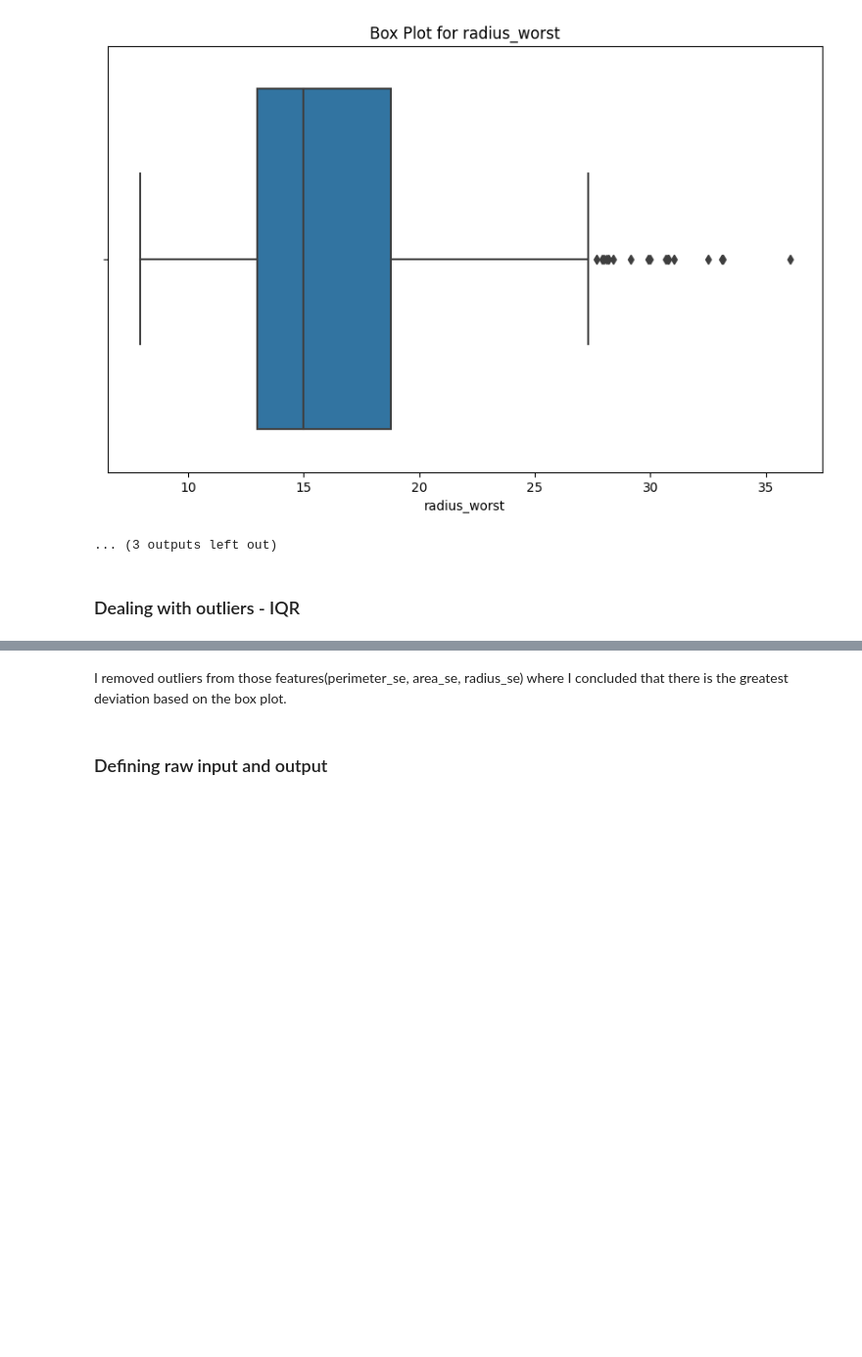
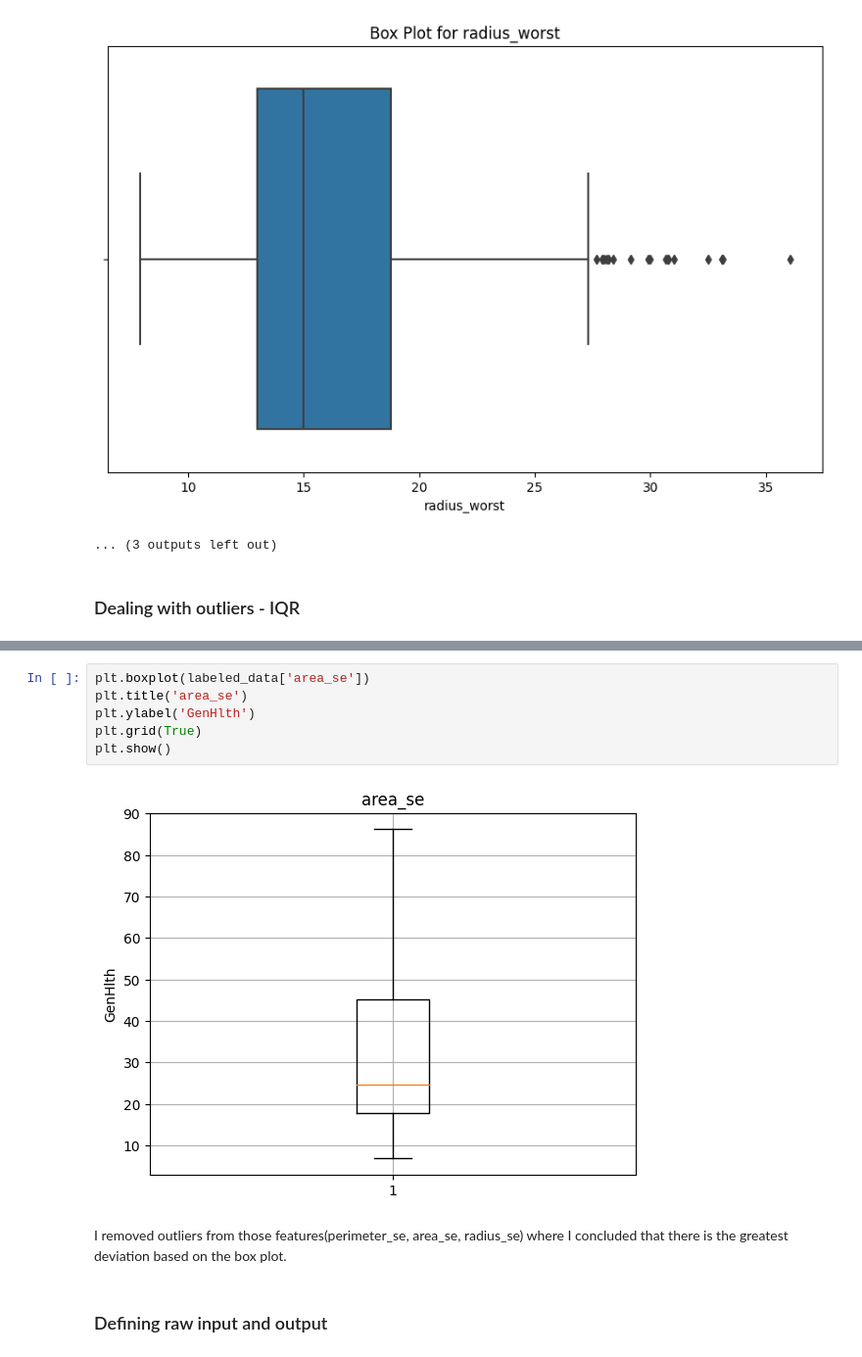
Before and after one commit to radismili/Cancer-data-classification-KNN-and-SVM, a Jupyter notebook: cancer-data-classification-knn-and-svm.ipynb, the cells around one changed output, grey strips where cells are left out. Shown at 98% size. Cells and saved outputs as stored; diff of their text form; blank space fills up the shorter version.

```diff
--- a/cancer-data-classification-knn-and-svm.ipynb
+++ b/cancer-data-classification-knn-and-svm.ipynb
@@ -309,3 +280,11 @@ labeled_data = labeled_data.loc[(labeled_data['radius_se'] < upper_limit) & (lab
+# %%
+plt.boxplot(labeled_data['area_se'])
+plt.title('area_se')
+plt.ylabel('GenHlth')
+plt.grid(True)
+plt.show()
+# %% [output]
+[figure, added]
 # %% [markdown]
 I removed outliers from those features(perimeter_se, area_se, radius_se) where I concluded that there is the greatest deviation based on the box plot.
 # %% [markdown]
```
Also changed, not shown: parts of 14 cells of this notebook.
